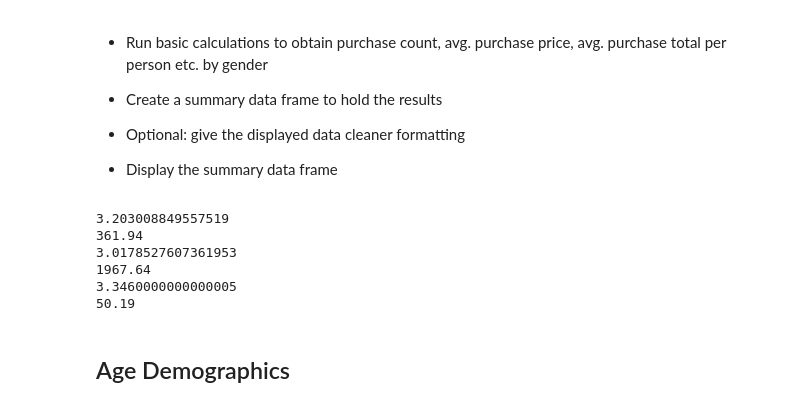
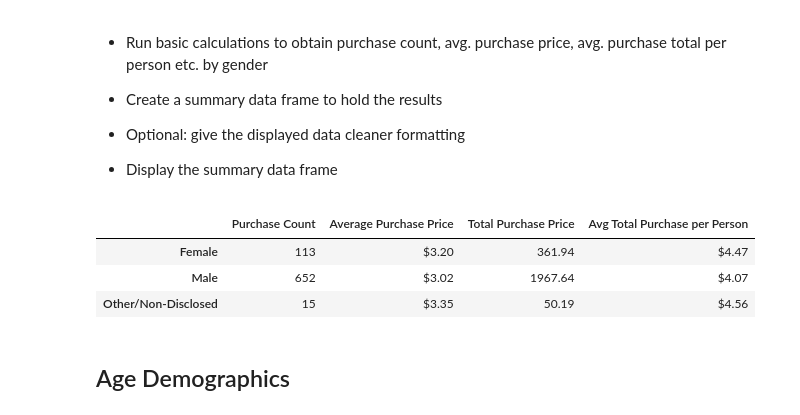
Before and after one commit to kmspitzer/Video-Game-Usage-Analysis, a Jupyter notebook: HeroesOfPymoli/HeroesOfPymoli.ipynb, the cells around one changed output. Saved outputs shown, nothing was run; the diff lists cells and outputs as text; code cells hidden in the pictures.

Commit message:
purchase analysis by gender dataframe

```diff
--- a/HeroesOfPymoli/HeroesOfPymoli.ipynb
+++ b/HeroesOfPymoli/HeroesOfPymoli.ipynb
@@ -143,35 +143,40 @@ gender_df
 # %%
 num_female_purchases = len(female_purchases)
 avg_female_purchase = female_purchases["Price"].mean()
-print(avg_female_purchase)
+
 total_female_purchases = female_purchases["Price"].sum()
-print(total_female_purchases)
+
 avg_purch_per_female_player = total_female_purchases/num_female_players
-print(avg_purch_per_female_player)
+
 
 
 num_male_purchases = len(male_purchases)
 avg_male_purchase = male_purchases["Price"].mean()
-print(avg_male_purchase)
+
 total_male_purchases = male_purchases["Price"].sum()
-print(total_male_purchases)
+
 avg_purch_per_male_player = total_male_purchases/num_male_players
-print(avg_purch_per_male_player)
+
 
 num_other_gender_purchases = len(other_gender_purchases)
 avg_other_gender_purchase = other_gender_purchases["Price"].mean()
-print(avg_other_gender_purchase)
+
 total_other_gender_purchases = other_gender_purchases["Price"].sum()
-print(total_other_gender_purchases)
-avg_purch_per_male_player = total_male_purchases/num_male_players
-print(avg_purch_per_male_player)
+
+avg_purch_per_other_player = total_other_gender_purchases/num_other_gender_players
+
+
+purch_analysis_df = pd.DataFrame([[num_female_purchases, avg_female_purchase, total_female_purchases, avg_purch_per_female_player], [num_male_purchases, avg_male_purchase, total_male_purchases, avg_purch_per_male_player], [num_other_gender_purchases, avg_other_gender_purchase, total_other_gender_purchases, avg_purch_per_other_player]],
+     index=["Female", "Male", "Other/Non-Disclosed"],
+     columns=["Purchase Count", 'Average Purchase Price', "Total Purchase Price", "Avg Total Purchase per Person"])
+purch_analysis_df["Average Purchase Price"] = purch_analysis_df["Average Purchase Price"].map("${:.2f}".format)
+purch_analysis_df["Avg Total Purchase per Person"] = purch_analysis_df["Avg Total Purchase per Person"].map("${:.2f}".format)
+purch_analysis_df
 # %% [output]
-3.203008849557519
-361.94
-3.0178527607361953
-1967.64
-3.3460000000000005
-50.19
+|  | Purchase Count | Average Purchase Price | Total Purchase Price | Avg Total Purchase per Person |
+| Female | 113 | $3.20 | 361.94 | $4.47 |
+| Male | 652 | $3.02 | 1967.64 | $4.07 |
+| Other/Non-Disclosed | 15 | $3.35 | 50.19 | $4.56 |
 # %% [markdown]
 ## Age Demographics
 # %% [markdown]
```
Also changed, not shown: parts of 1 cell of this notebook.
